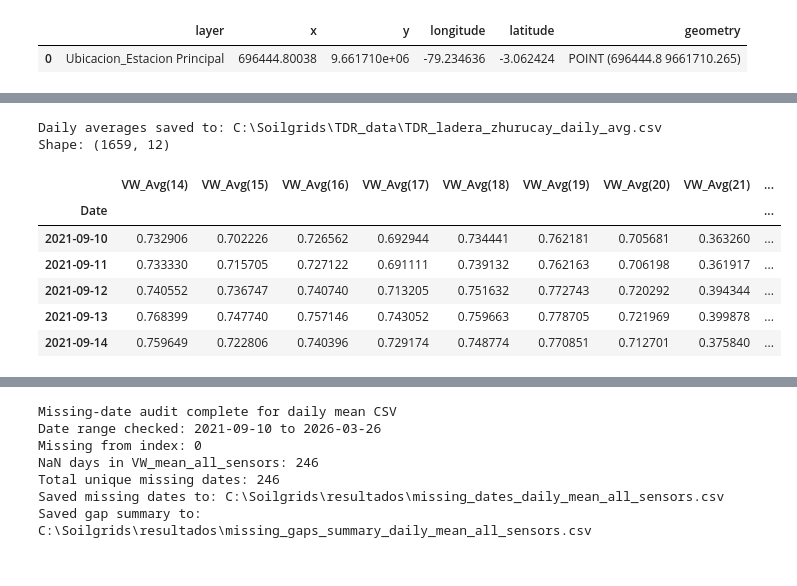
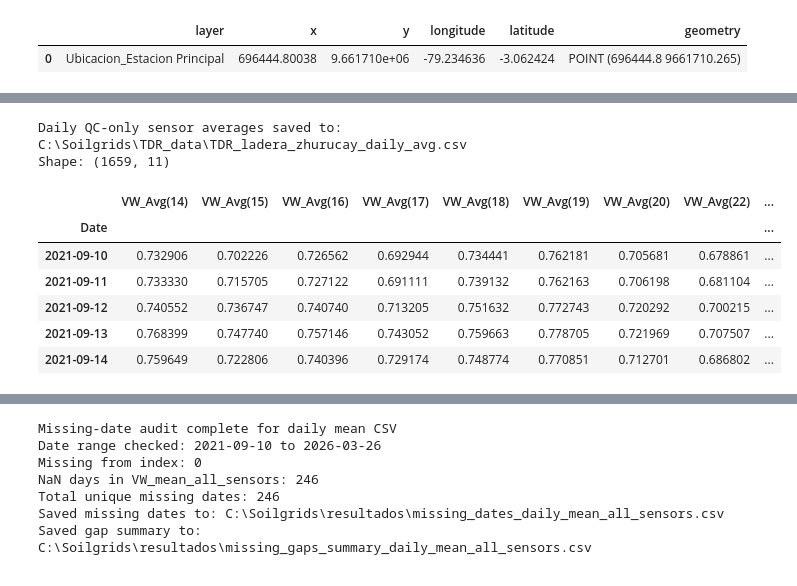
Before and after one commit to eemahon/bachelorThesis_paramos, a Jupyter notebook: analysis/results_sm.ipynb, the cells around one changed output, grey strips where cells are left out. Drawn from its saved outputs; the diff is of its cells as text; code cells hidden in the pictures.

```diff
--- a/analysis/results_sm.ipynb
+++ b/analysis/results_sm.ipynb
@@ -104,23 +398,24 @@ Source CRS: EPSG:24877
 # %%
-# Load TDR data and aggregate to daily means
-df_tdr = pd.read_csv(TDR_RAW_PATH, parse_dates=['TIMESTAMP'])
-df_tdr = df_tdr.drop_duplicates(subset='TIMESTAMP').set_index('TIMESTAMP')
-df_day = df_tdr.resample('D').mean()
+# Build QC-only TDR daily means (sensor VW_Avg(21) already removed in Cell 2)
+if 'sensor_wide_qc' not in globals() or sensor_wide_qc.empty:
+    raise ValueError("Run Cell 2 first so 'sensor_wide_qc' is available.")
+
+df_day = sensor_wide_qc.resample('D').mean()
 df_day.index.name = 'Date'
 
 df_day.to_csv(TDR_DAILY_PATH)
 
-print(f'Daily averages saved to: {TDR_DAILY_PATH}')
+print(f'Daily QC-only sensor averages saved to: {TDR_DAILY_PATH}')
 print(f'Shape: {df_day.shape}')
 df_day.head()
 # %% [output]
-Daily averages saved to: C:\Soilgrids\TDR_data\TDR_ladera_zhurucay_daily_avg.csv
-Shape: (1659, 12)
+Daily QC-only sensor averages saved to: C:\Soilgrids\TDR_data\TDR_ladera_zhurucay_daily_avg.csv
+Shape: (1659, 11)
-|  | VW_Avg(14) | VW_Avg(15) | VW_Avg(16) | VW_Avg(17) | VW_Avg(18) | VW_Avg(19) | VW_Avg(20) | VW_Avg(21) | ... |
+|  | VW_Avg(14) | VW_Avg(15) | VW_Avg(16) | VW_Avg(17) | VW_Avg(18) | VW_Avg(19) | VW_Avg(20) | VW_Avg(22) | ... |
 | Date |  |  |  |  |  |  |  |  | ... |
-| 2021-09-10 | 0.732906 | 0.702226 | 0.726562 | 0.692944 | 0.734441 | 0.762181 | 0.705681 | 0.363260 | ... |
-| 2021-09-11 | 0.733330 | 0.715705 | 0.727122 | 0.691111 | 0.739132 | 0.762163 | 0.706198 | 0.361917 | ... |
-| 2021-09-12 | 0.740552 | 0.736747 | 0.740740 | 0.713205 | 0.751632 | 0.772743 | 0.720292 | 0.394344 | ... |
-| 2021-09-13 | 0.768399 | 0.747740 | 0.757146 | 0.743052 | 0.759663 | 0.778705 | 0.721969 | 0.399878 | ... |
-| 2021-09-14 | 0.759649 | 0.722806 | 0.740396 | 0.729174 | 0.748774 | 0.770851 | 0.712701 | 0.375840 | ... |
+| 2021-09-10 | 0.732906 | 0.702226 | 0.726562 | 0.692944 | 0.734441 | 0.762181 | 0.705681 | 0.678861 | ... |
+| 2021-09-11 | 0.733330 | 0.715705 | 0.727122 | 0.691111 | 0.739132 | 0.762163 | 0.706198 | 0.681104 | ... |
+| 2021-09-12 | 0.740552 | 0.736747 | 0.740740 | 0.713205 | 0.751632 | 0.772743 | 0.720292 | 0.700215 | ... |
+| 2021-09-13 | 0.768399 | 0.747740 | 0.757146 | 0.743052 | 0.759663 | 0.778705 | 0.721969 | 0.707507 | ... |
+| 2021-09-14 | 0.759649 | 0.722806 | 0.740396 | 0.729174 | 0.748774 | 0.770851 | 0.712701 | 0.686802 | ... |
 # %%
```
Also changed, not shown: parts of 10 cells of this notebook, 33 other files.
